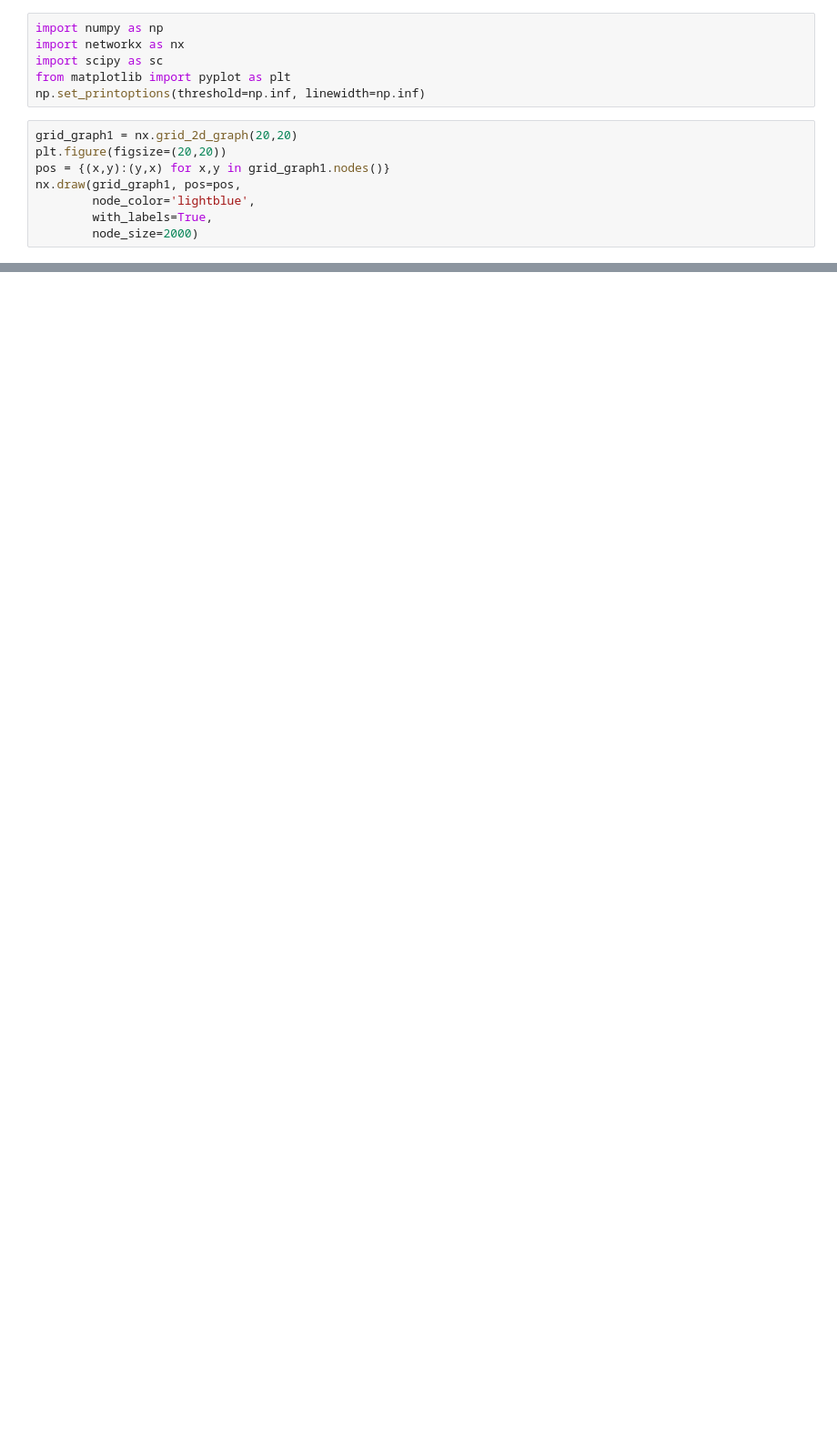
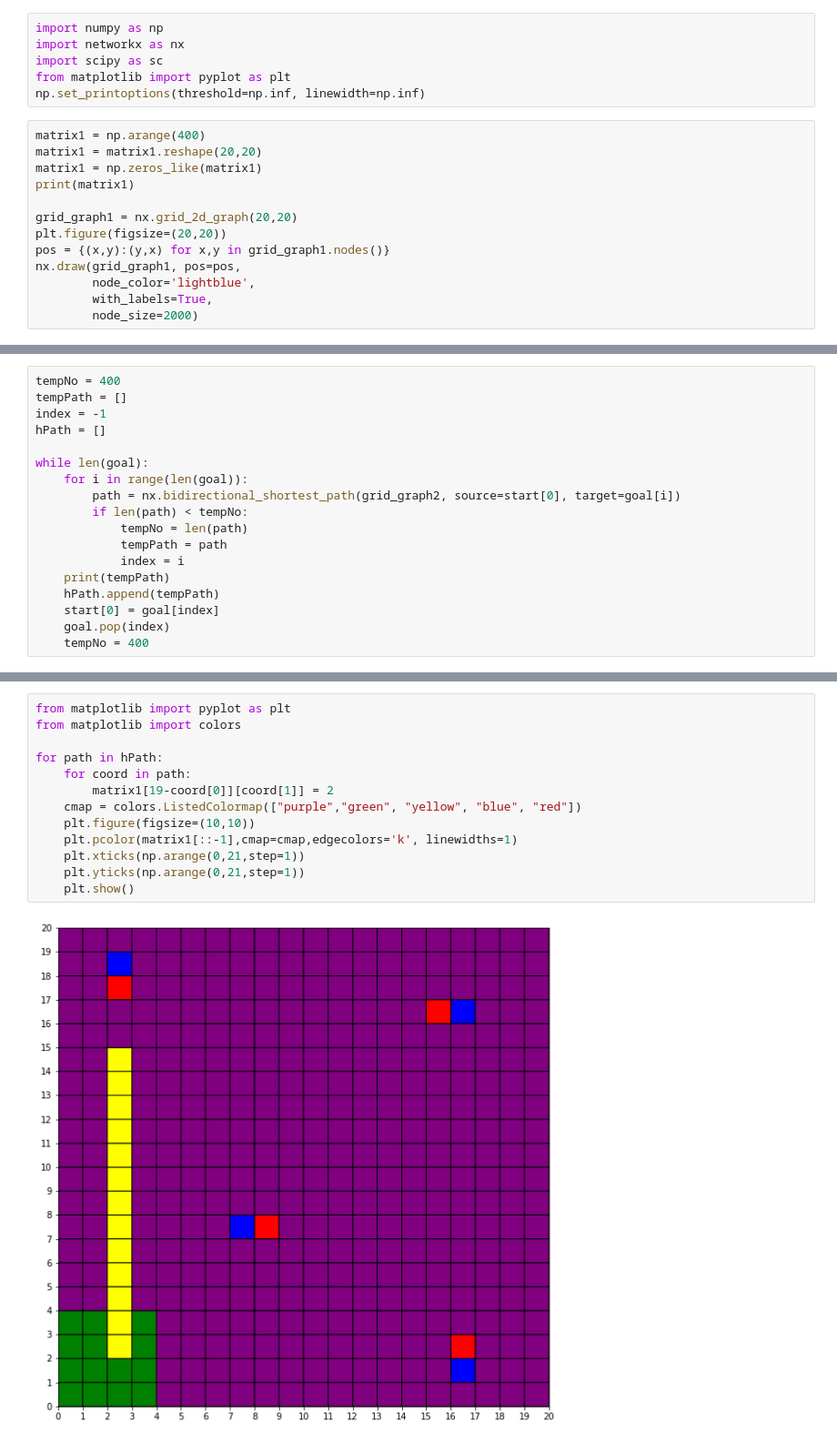
Before and after one commit to youxiang-git/mdp_21-22s2_grp2_algo, a Jupyter notebook: test2.ipynb, the cells around one changed output, grey strips where cells are left out. Shown: that part at 91% size. Saved outputs shown, nothing was run; the diff lists cells and outputs as text; blank space fills up the shorter version.

```diff
--- a/test2.ipynb
+++ b/test2.ipynb
@@ -5,6 +5,11 @@ import scipy as sc
 from matplotlib import pyplot as plt
 np.set_printoptions(threshold=np.inf, linewidth=np.inf)
 # %%
+matrix1 = np.arange(400)
+matrix1 = matrix1.reshape(20,20)
+matrix1 = np.zeros_like(matrix1)
+print(matrix1)
+
 grid_graph1 = nx.grid_2d_graph(20,20)
 plt.figure(figsize=(20,20))
 pos = {(x,y):(y,x) for x,y in grid_graph1.nodes()}
@@ -71,0 +116,18 @@ NetworkXError: The node (18, 2) is not in the graph.
+# %%
+tempNo = 400
+tempPath = []
+index = -1
+hPath = []
+
+while len(goal):
+    for i in range(len(goal)):
+        path = nx.bidirectional_shortest_path(grid_graph2, source=start[0], target=goal[i])
+        if len(path) < tempNo:
+            tempNo = len(path)
+            tempPath = path
+            index = i
+    print(tempPath)
+    hPath.append(tempPath)
+    start[0] = goal[index]
+    goal.pop(index)
+    tempNo = 400
@@ -71,0 +139,15 @@ NetworkXError: The node (18, 2) is not in the graph.
+# %%
+from matplotlib import pyplot as plt
+from matplotlib import colors
+
+for path in hPath:
+    for coord in path:
+        matrix1[19-coord[0]][coord[1]] = 2
+    cmap = colors.ListedColormap(["purple","green", "yellow", "blue", "red"])
+    plt.figure(figsize=(10,10))
+    plt.pcolor(matrix1[::-1],cmap=cmap,edgecolors='k', linewidths=1)
+    plt.xticks(np.arange(0,21,step=1))
+    plt.yticks(np.arange(0,21,step=1))
+    plt.show()
+# %% [output]
+[figure, added]
```
Also changed, not shown: parts of 6 cells of this notebook.
